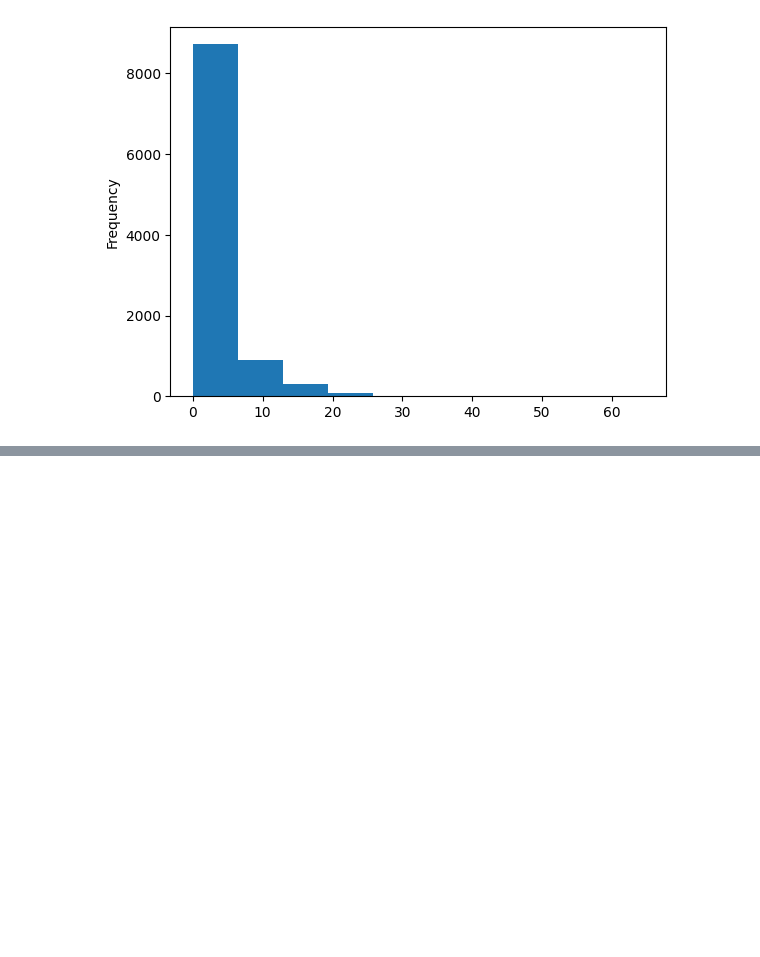
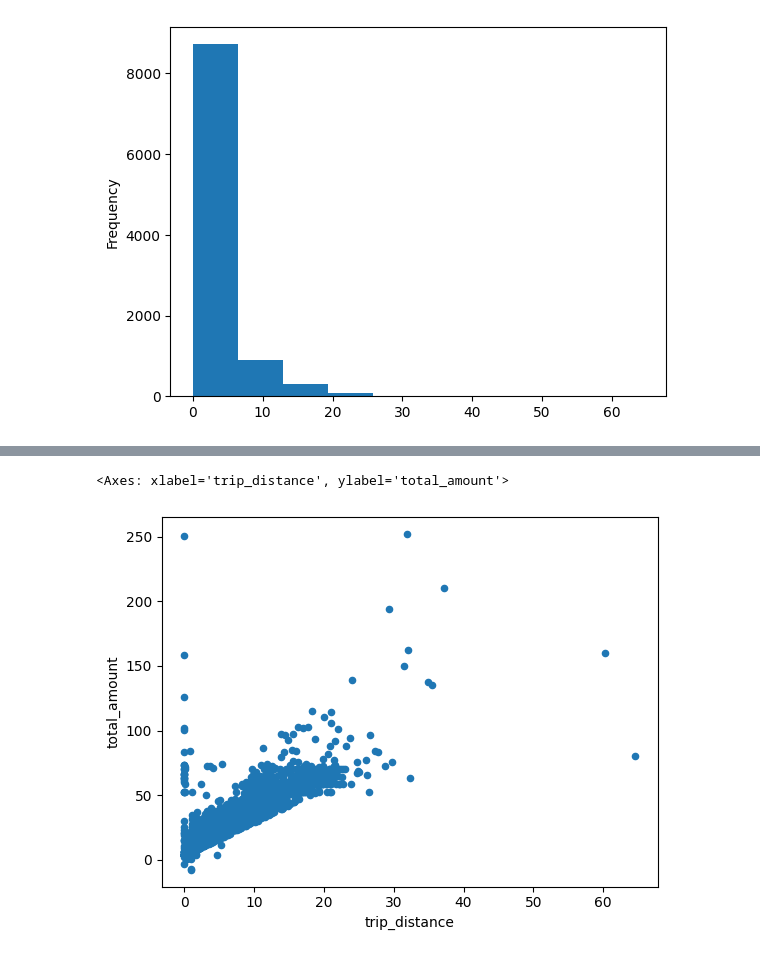
Before and after one commit to reuven/2025-08August-06-jupyter, a Jupyter notebook: IIBA - 2025-08August-06-jupyter.ipynb, the cells around one changed output, grey strips where cells are left out. Saved outputs shown, nothing was run; the diff lists cells and outputs as text; code cells hidden in the pictures; blank space fills up the shorter version.

```diff
--- a/IIBA - 2025-08August-06-jupyter.ipynb
+++ b/IIBA - 2025-08August-06-jupyter.ipynb
@@ -363,0 +369,8 @@ df['trip_distance'].plot.hist()
+# %%
+# let's plot trip_distance vs. total_amount
+# answer the question: are taxi rides more expensive the farther you go?
+
+df.plot.scatter(x='trip_distance', y='total_amount')
+# %% [output]
+<Axes: xlabel='trip_distance', ylabel='total_amount'>
+[figure, added]
```
Also changed, not shown: parts of 1 cell of this notebook.
